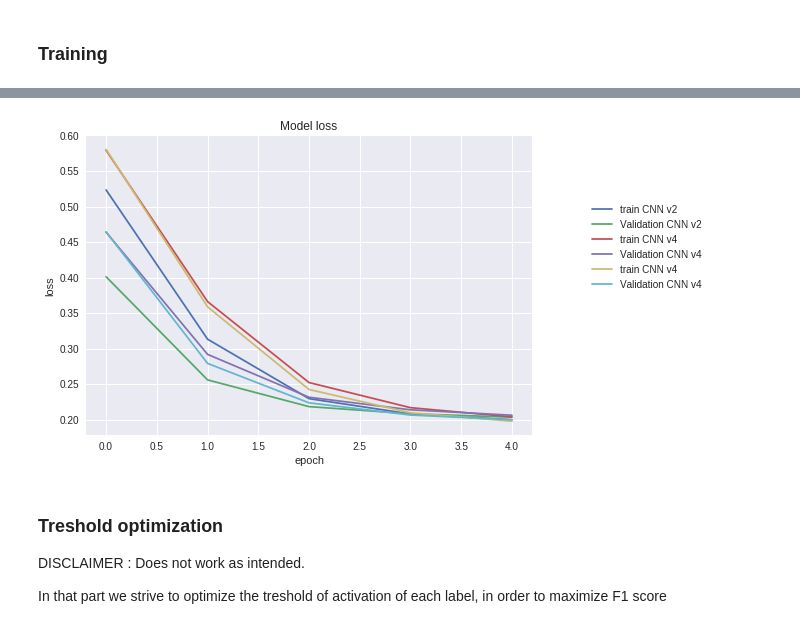
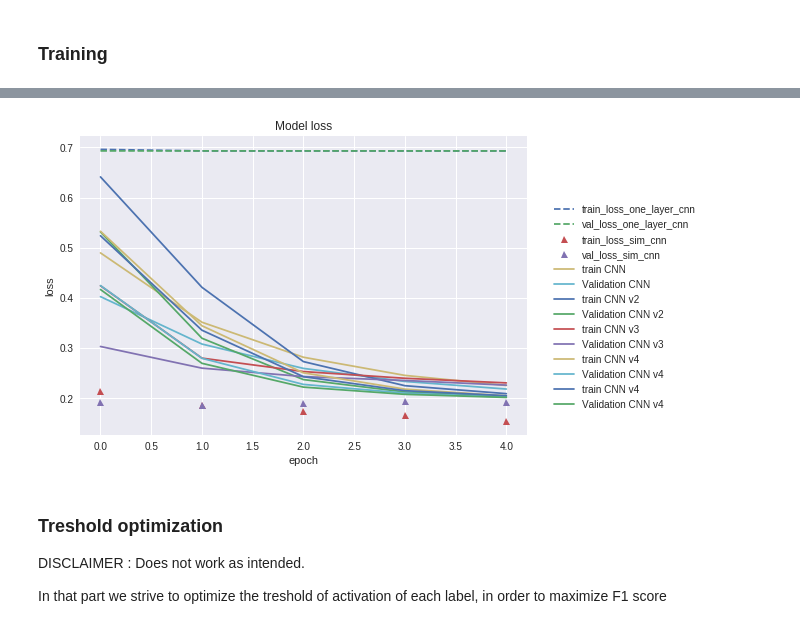
Before and after one commit to HappyBearDay/Deep_Learning_Image_Multi_label, a Jupyter notebook: image_project_copy.ipynb, the cells around one changed output, grey strips where cells are left out. Cells and saved outputs as stored; diff of their text form; code cells hidden in the pictures.

```diff
--- a/image_project_copy.ipynb
+++ b/image_project_copy.ipynb
@@ -637,7 +653,7 @@ class Model_processing:
     def __init__(self,model, parameter_lr, train_loader, test_loader ):
         self.model = model
         self.parameter_lr = parameter_lr
-        self.optimizer = torch.optim.Adam(self.model.parameters(), lr = self.parameter_lr) #Adam
+        self.optimizer = torch.optim.Adam(self.model.parameters(), betas=(0.9, 0.999), eps=1e-8, lr = self.parameter_lr) #Adam
         self.criterion = nn.MultiLabelSoftMarginLoss()
         self.train_loader = train_loader
         self.test_loader = test_loader
@@ -677,6 +693,7 @@ class Model_processing:
                 print("Train Epoch: {} [{}/{} {:.0f}%]\tLoss: {:.6f}".format(epoch, len(data)*batch_idx, len(self.train_loader)*len(data), batch_idx/len(self.train_loader)*100, Loss.data.item()))
 
             loss += Loss
+            torch.save(self.model.state_dict(), 'model.pkl')
         loss/=len(self.train_loader)
         trainLoss.append(loss)
 
@@ -764,38 +779,42 @@ Wall time: 2min 14s
 # %%
 # The schema allows to see if the model was properly fitted
 # that allows us to learn if the initial learning rate was appropriate
+
+
 plt.title("Model loss")
 
-'''
+
+
 plt.plot(train_loss_one_layer_cnn,"--", label="train_loss_one_layer_cnn")
 plt.plot(val_loss_one_layer_cnn, "--", label="val_loss_one_layer_cnn")
 
 plt.plot(train_loss_sim_cnn,"^", label="train_loss_sim_cnn")
 plt.plot(val_loss_sim_cnn,"^", label="val_loss_sim_cnn")
 
 plt.plot(train_loss_cnn, label="train CNN ")
 plt.plot(val_loss_cnn, label="Validation CNN")
-'''
+
+
 plt.plot(train_loss_cnn_v2, label="train CNN v2")
 plt.plot(val_loss_cnn_v2, label="Validation CNN v2")
 
 
-#plt.plot(train_loss_cnn_v3, label="train CNN v3")
-#plt.plot(val_loss_cnn_v3, label="Validation CNN v3")
+plt.plot(train_loss_cnn_v3, label="train CNN v3")
+plt.plot(val_loss_cnn_v3, label="Validation CNN v3")
 
 plt.plot(train_loss_cnn_v4, label="train CNN v4")
 plt.plot(val_loss_cnn_v4, label="Validation CNN v4")
 
 plt.plot(train_loss_cnn_v5, label="train CNN v4")
 plt.plot(val_loss_cnn_v5, label="Validation CNN v4")
 
 plt.legend(bbox_to_anchor=(1.4,0.8), loc="upper right")
 plt.ylabel("loss")
 plt.xlabel("epoch")
 
 plt.show()
 # %% [output]
-[figure, old version]
+[figure, new version]
 # %% [markdown]
 ### Treshold optimization
 DISCLAIMER : Does not work as intended.
```
Also changed, not shown: parts of 5 cells of this notebook.
